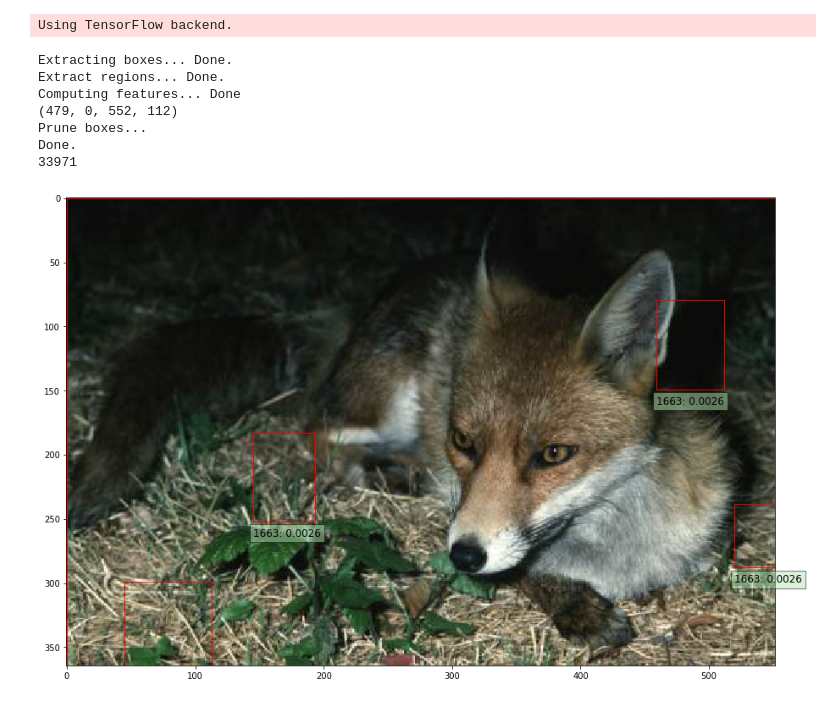
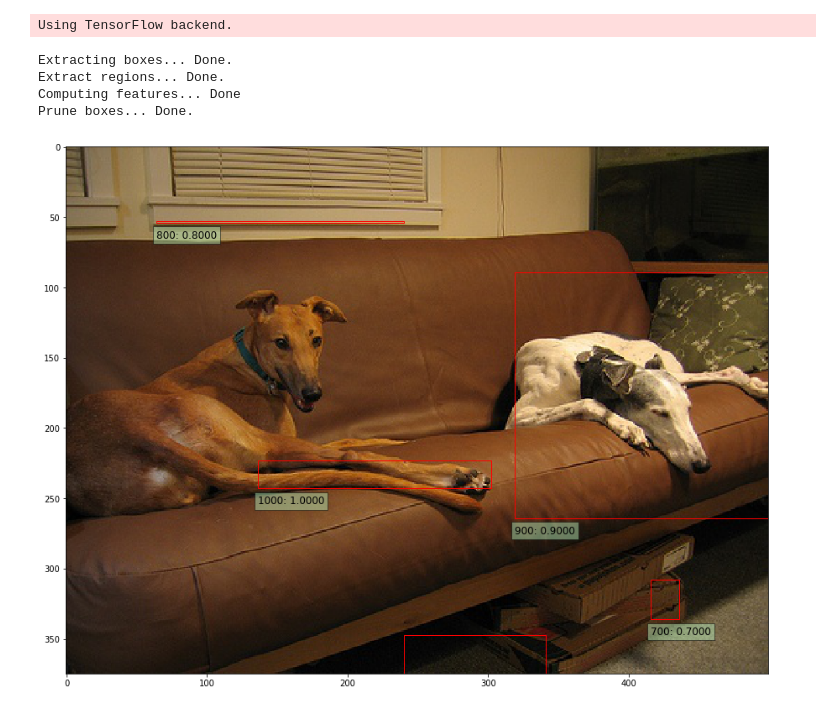
Before and after one commit to EricLeFort/PyLSDA, a Jupyter notebook: lsda-keras/src/Demo.ipynb, the cells around one changed output. Drawn from its saved outputs; the diff is of its cells as text; code cells hidden in the pictures.

```diff
--- a/lsda-keras/src/Demo.ipynb
+++ b/lsda-keras/src/Demo.ipynb
@@ -32,18 +32,17 @@ def extract_boxes(img, n):
     # Only return first N boxes
     return boxes[:n]
 # %%
-def per_region_features(model, feat, img, boxes):
+def per_region_features(model, img, boxes):
     """
 
     Args:
         model (Model): The model to use
-        feat ():
         img (ndarray): The image to extract features from
         boxes (list of tuple): The (x1, y1, x2, y2) boxes
     Returns:
         -
     """
-    feat = features(img, boxes, feat)
+    feat = features(img, boxes, model)
     feat = lX_to_fcX(feat, len(model.layers), 8, model)
     feat_norm = model.feat_norm_mean
     feat = scale_features(feat, feat_norm)
@@ -68,58 +67,58 @@ def prune_boxes(boxes, scores):
         best_scores.sort(reverse=True)
         categories = [category for _, category in best_scores[:MAX_CATEGORIES]]
 
+    # Choose the best boxes that don't overlap too much within each class
     best_boxes, category_ids, best_scores = [], [], []
     for category in categories:
         idxs = pos_scores[:, 0][pos_scores[:, 1] == category]
-        category_scores = scores[pos_scores[idxs, 0], category]
+        category_scores = scores[idxs, category]
         scored_boxes = [(box, score) for box, score in zip([boxes[idx] for idx in idxs], category_scores)]
 
         keep = non_max_suppression(scored_boxes, 0.1)
         best_boxes += [scored_boxes[idx] for idx in keep]
         category_ids += [category for _ in keep]
         best_scores += [category_scores[idx] for idx in keep]
+        #?
 
     if not best_boxes:
         return [], [], []
 
+    # Choose the best boxes between classes
+    #print(best_boxes[:10])
     keep = non_max_suppression(best_boxes, 0.4)
     category_ids = [category_ids[idx] for idx in keep]
-    best_boxes += [best_boxes[idx] for idx in keep]
+    best_boxes = [best_boxes[idx] for idx in keep]
     best_scores = [best_scores[idx] for idx in keep]
-    idxs = [i for i, (_, score) in enumerate(best_boxes) if score >= 1]
-
-    if len(idxs) > 1:
-        best_boxes = best_boxes[idxs]
-        category_ids = category_ids[idxs]
-        best_scores = best_scores[idxs]
 
     print("Done.")
     return best_boxes, category_ids, best_scores
 # %%
 # Load model
 model = load_model("../models/model.pkl")
 
 # Get boxes
 img = skimage.io.imread("../data/ex_img.jpg")
 num_boxes = 1024
 boxes = extract_boxes(img, num_boxes)
 
 # Extract per region features and scores
-scores = per_region_features(model, model, img, boxes)
+scores = per_region_features(model, img, boxes)
+scores[50][1000] = 1.0
+scores[80][900] = 0.9
+scores[400][800] = 0.8
+scores[750][700] = 0.7
+scores[100][600] = 0.6
+scores[900][500] = 0.5
 
 # Prune boxes based on scores
 boxes, category_ids, scores = prune_boxes(boxes, scores)
-print(len(boxes))
 
 # Show detections
 m = min(5, len(category_ids))
 show_detections(img, boxes[:m], category_ids[:m])
 # %% [output]
 Extracting boxes... Done.
 Extract regions... Done.
 Computing features... Done
-(479, 0, 552, 112)
-Prune boxes...
-Done.
-33971
+Prune boxes... Done.
-[figure, old version]
+[figure, new version]
```
Also changed, not shown: parts of 1 cell of this notebook, 3 other files.
